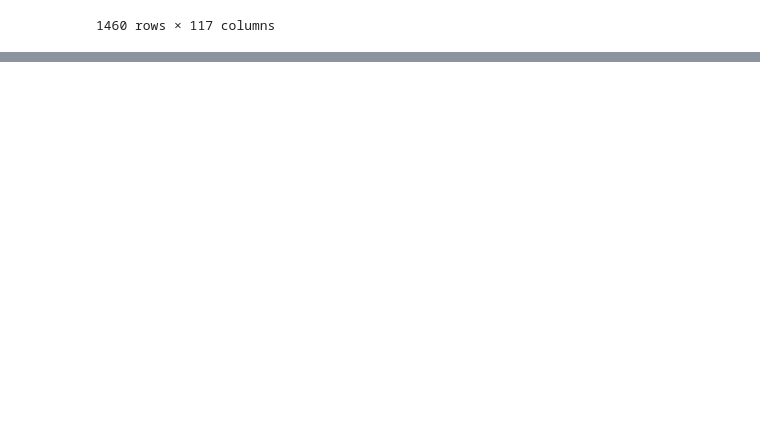
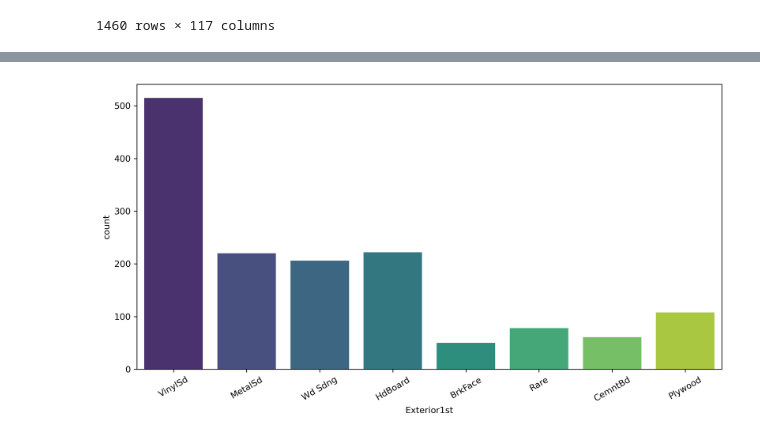
Before and after one commit to ashen007/Feature_enginering, a Jupyter notebook: notebooks/case study/encoding & transformation.ipynb, the cells around one changed output, grey strips where cells are left out. Drawn from its saved outputs; the diff is of its cells as text; code cells hidden in the pictures; blank space fills up the shorter version.

```diff
--- a/notebooks/case study/encoding & transformation.ipynb
+++ b/notebooks/case study/encoding & transformation.ipynb
@@ -140,0 +291,4 @@ data_e
+# %%
+examine_class_bln('Exterior1st')
+# %% [output]
+[figure, added]
```
Also changed, not shown: parts of 13 cells of this notebook.
